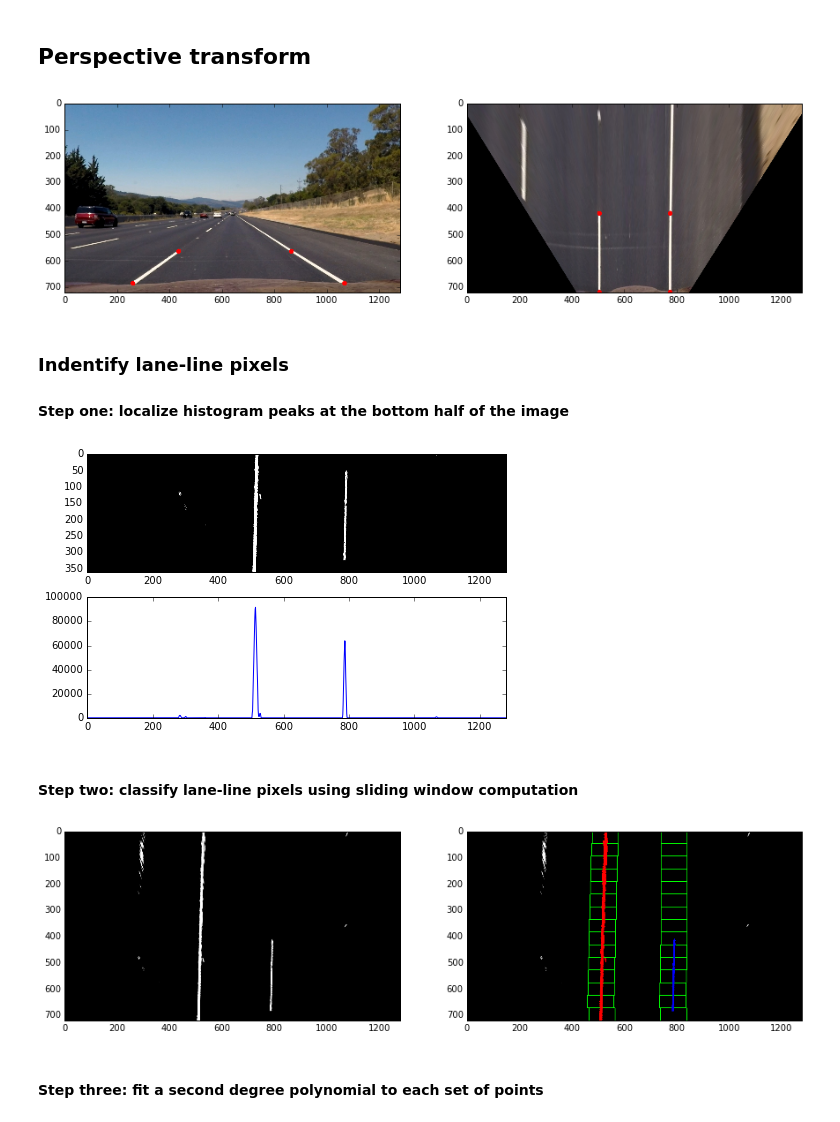
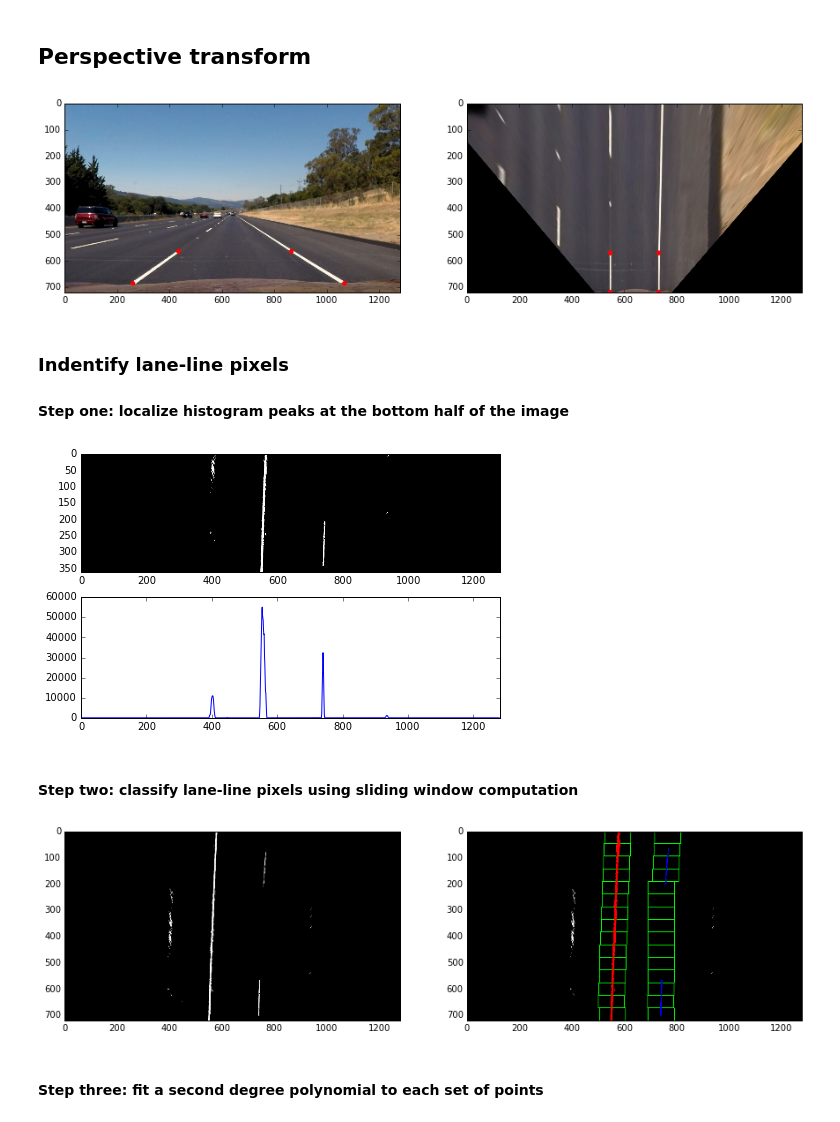
Before and after one commit to Goldob/CarND-Advanced-Lane-Lines, a Jupyter notebook: solution.ipynb, the cells around one changed output. Cells and saved outputs as stored; diff of their text form; code cells hidden in the pictures.

```diff
--- a/solution.ipynb
+++ b/solution.ipynb
@@ -84,40 +84,44 @@ side_by_side(undistorted, binarize(undistorted))
 # %% [markdown]
 ## Perspective transform
 # %%
+# One meter equals 50 pixels in the image
+# We will use that in later computation
+SCALE = 50
+
 src = np.float32([
     [260, 685],
     [434, 563],
     [863, 563],
     [1065, 685],
 ])
 
 dst = np.float32([
-    [504, 719],
-    [504, 419],
-    [774, 419],
-    [774, 719]
+    [546, 719],
+    [546, 569],
+    [731, 569],
+    [731, 719]
 ])
 
 M = cv2.getPerspectiveTransform(src, dst)
 
 def warp(img):
     return cv2.warpPerspective(img, M, undistorted.shape[1::-1])
 
 image = cv2.imread('test_images/straight_lines2.jpg')
 image = cv2.cvtColor(image, cv2.COLOR_BGR2RGB)
 undistorted = cv2.undistort(image, cmtx, dist)
 
 warped = warp(undistorted)
 
 for point in src:
     cv2.circle(undistorted, tuple(point), 9, (255, 0, 0), -1)
 
 for point in dst:
     cv2.circle(warped, tuple(point), 9, (255, 0, 0), -1)
 
 side_by_side(undistorted, warped)
 # %% [output]
-[figure, old version]
+[figure, new version]
 # %% [markdown]
 ### Indentify lane-line pixels
 
@@ -153,7 +157,7 @@ plt.plot(hist)
 plt.gca().set_xlim(0, 1280)
 plt.show()
 # %% [output]
-[figure, old version]
+[figure, new version]
 # %% [markdown]
 #### Step two: classify lane-line pixels using sliding window computation
 # %%
@@ -258,7 +262,7 @@ visualization[righty, rightx] = [0, 0, 255]
 leftx, lefty, rightx, righty, windows = sliding_window(binary_warped, left_peak, right_peak)
 side_by_side(binary_warped, visualization)
 # %% [output]
-[figure, old version]
+[figure, new version]
 # %% [markdown]
 #### Step three: fit a second degree polynomial to each set of points
 # %%
```
Also changed, not shown: parts of 2 cells of this notebook.
